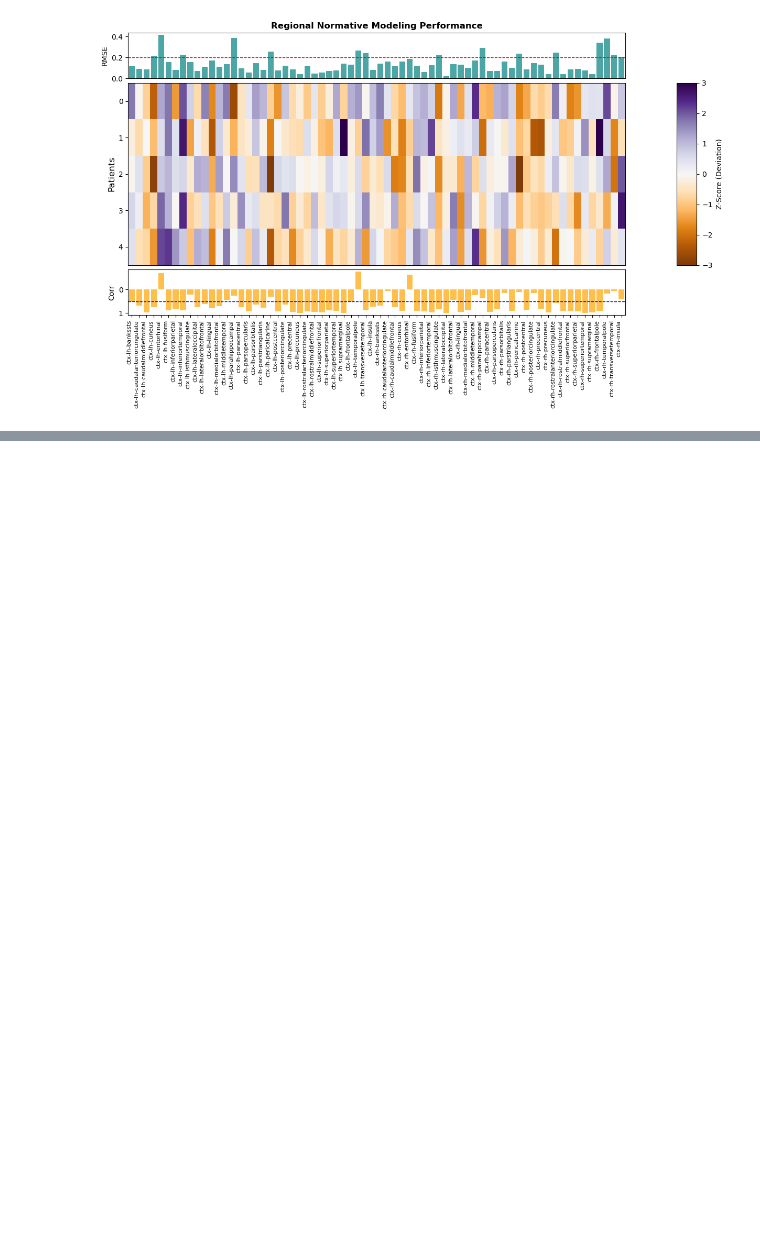
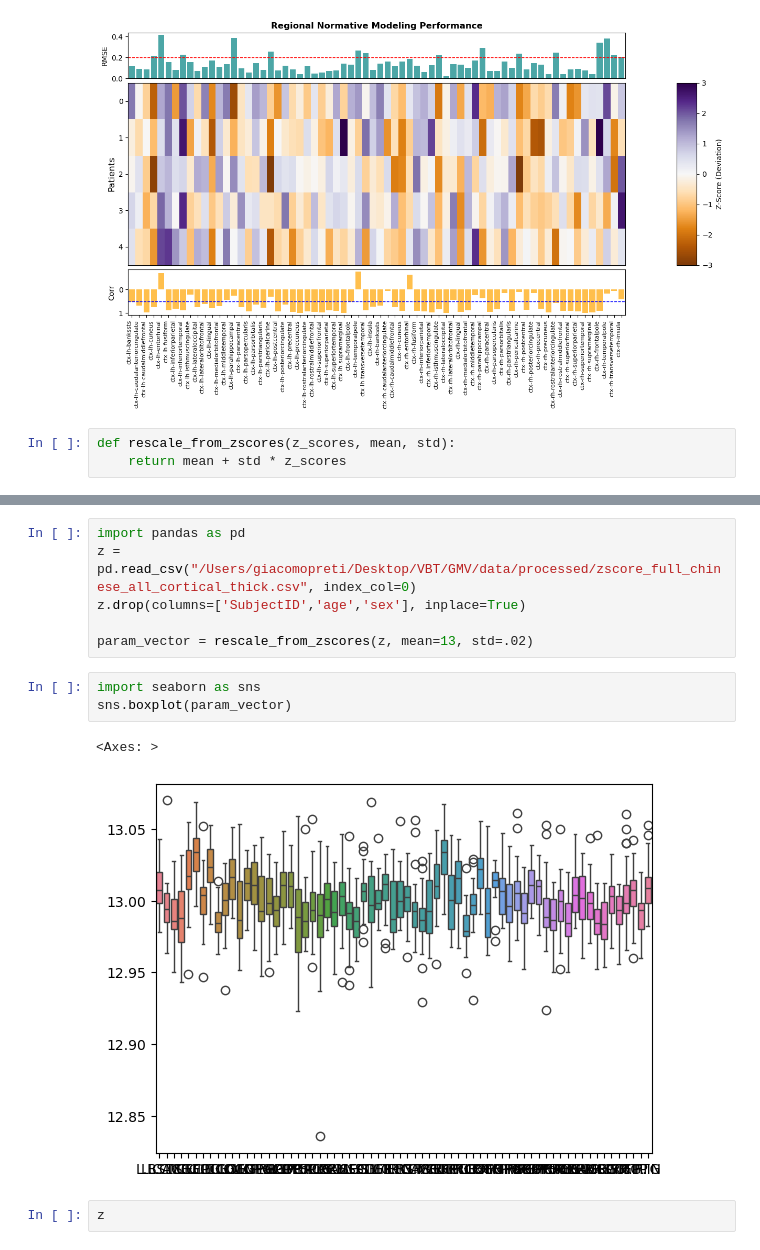
Before and after one commit to giapre/GMV, a Jupyter notebook: notebooks/plot_results.ipynb, the cells around one changed output, grey strips where cells are left out. Cells and saved outputs as stored; diff of their text form; blank space fills up the shorter version.

```diff
--- a/notebooks/plot_results.ipynb
+++ b/notebooks/plot_results.ipynb
@@ -79,3 +79,6 @@ plt.colorbar(im, cax=ax_cbar, label='Z-Score (Deviation)')
 plt.show()
 # %% [output]
 [figure]
+# %%
+def rescale_from_zscores(z_scores, mean, std):
+    return mean + std * z_scores
@@ -81,0 +101,14 @@ plt.show()
+# %%
+import pandas as pd
+z = pd.read_csv("/Users/giacomopreti/Desktop/VBT/GMV/data/processed/zscore_full_chinese_all_cortical_thick.csv", index_col=0)
+z.drop(columns=['SubjectID','age','sex'], inplace=True)
+
+param_vector = rescale_from_zscores(z, mean=13, std=.02)
+# %%
+import seaborn as sns
+sns.boxplot(param_vector)
+# %% [output]
+<Axes: >
+[figure, added]
+# %%
+z
```
Also changed, not shown: parts of 1 cell of this notebook, 4 other files.
